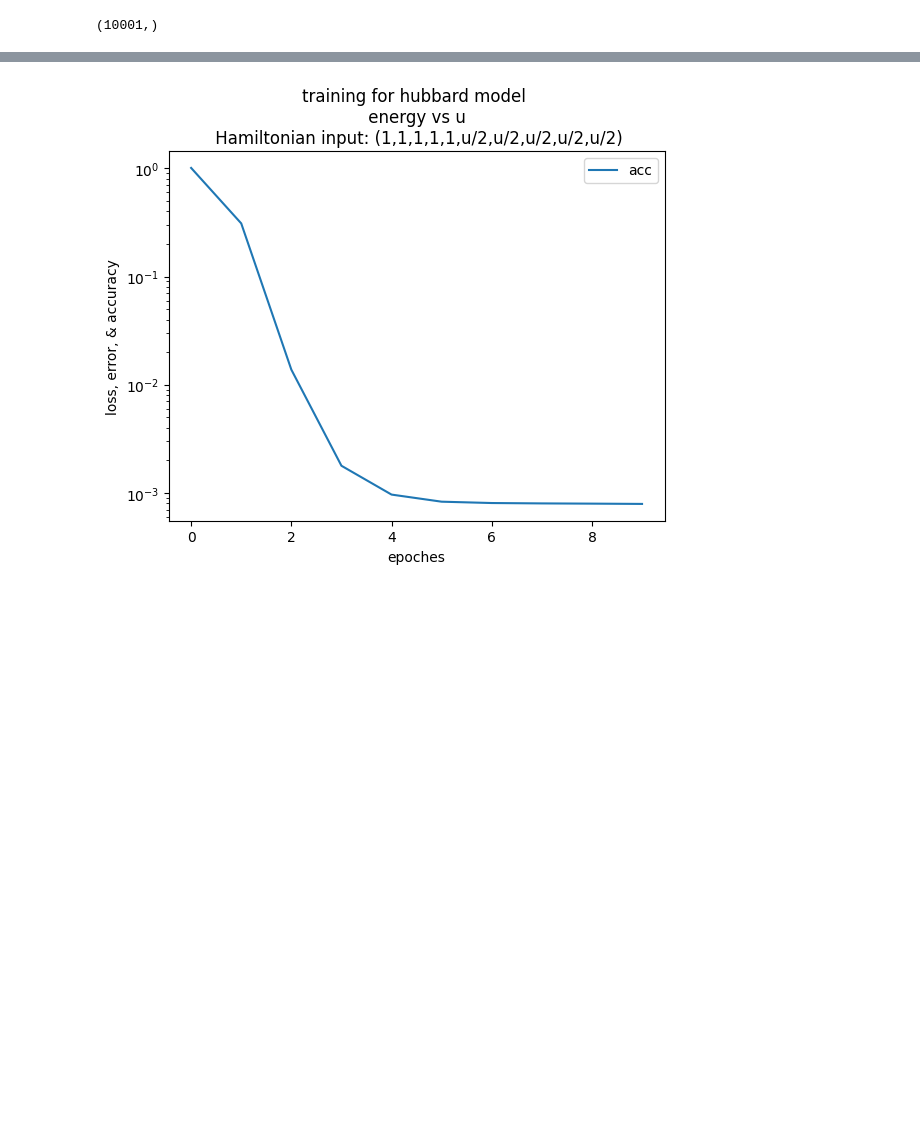
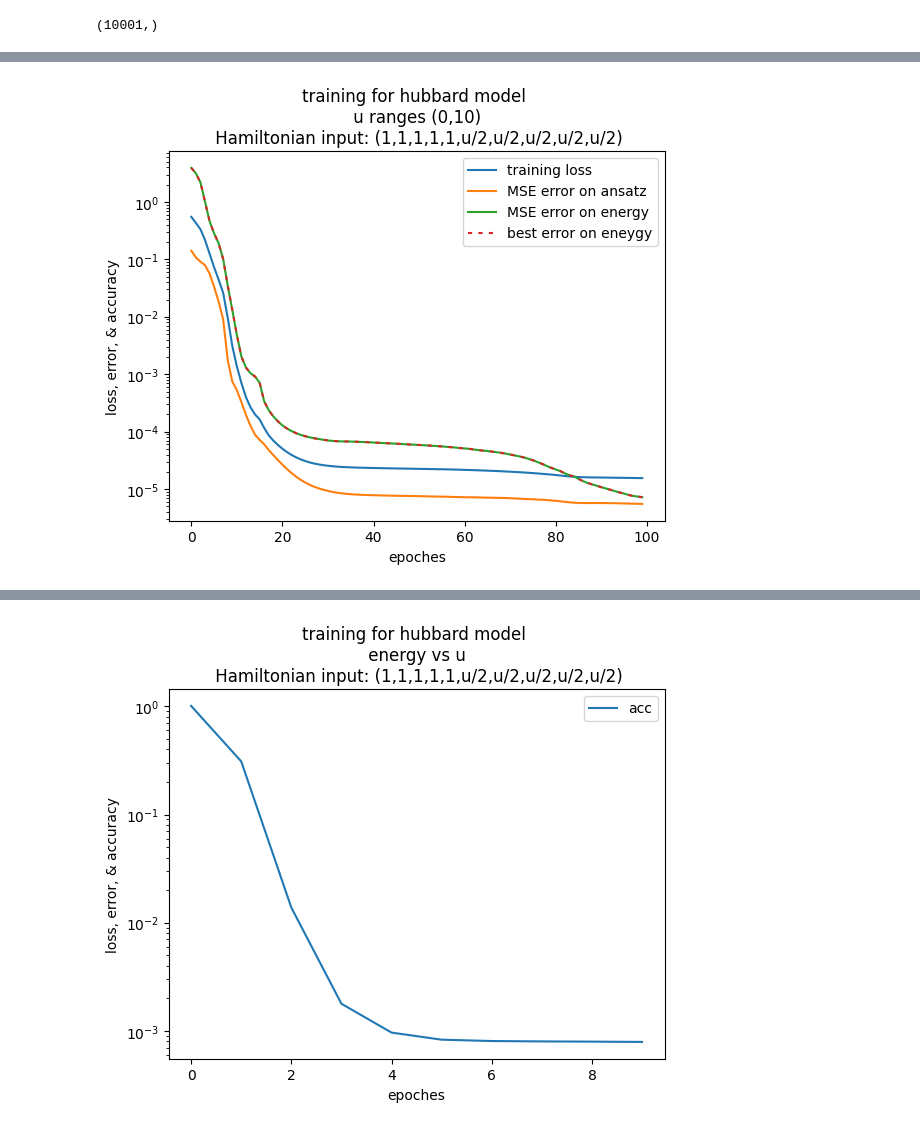
Before and after one commit to cabenav/ACSE-universal-ansatze, a Jupyter notebook: paper-plotting.ipynb, the cells around one changed output, grey strips where cells are left out. Cells and saved outputs as stored; diff of their text form; code cells hidden in the pictures; blank space fills up the shorter version.

```diff
--- a/paper-plotting.ipynb
+++ b/paper-plotting.ipynb
@@ -87,0 +306,21 @@ plt.show()
+# %%
+import matplotlib.pyplot as plt
+plt.xlabel('epoches')
+plt.ylabel('loss, error, & accuracy')
+plt.title('training for hubbard model \n u ranges (0,10) \n Hamiltonian input: (1,1,1,1,1,u/2,u/2,u/2,u/2,u/2)')
+#plt.plot(range(0,10000+1)/10,data)
+#x = np.linspace(start:=0,stop:=1.0001/2,num=10001)
+#print(loss_list)
+#_ = torch.tensor(loss_list).cpu()
+
+#plt.plot(loss_list.cpu())
+plt.yscale('log')
+plt.plot(data[:,:-1],label=['training loss','MSE error on ansatz','MSE error on energy'])
+plt.plot(data[:,-1],label=['best error on eneygy'],dashes=[2,3])
+#plt.plot(data[:10,0],label=['loss'])
+#plt.plot(-data[:10,1],label=['acc'],dashes=[6,2,4,2])
+#plt.plot(-data[:10,2],label=['best acc'],dashes=[4,4,2,6])
+plt.legend()
+plt.show()
+# %% [output]
+[figure, added]
```
Also changed, not shown: parts of 10 cells of this notebook.
